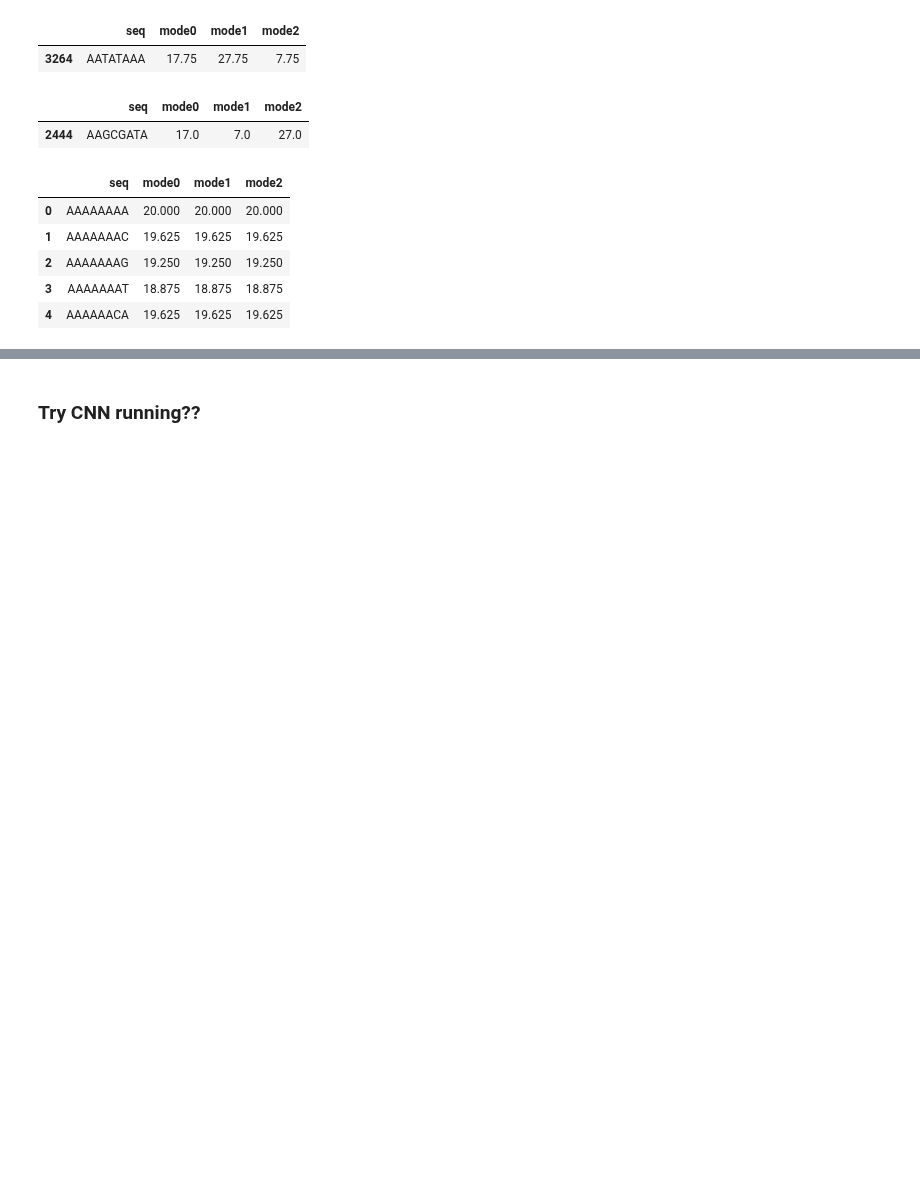
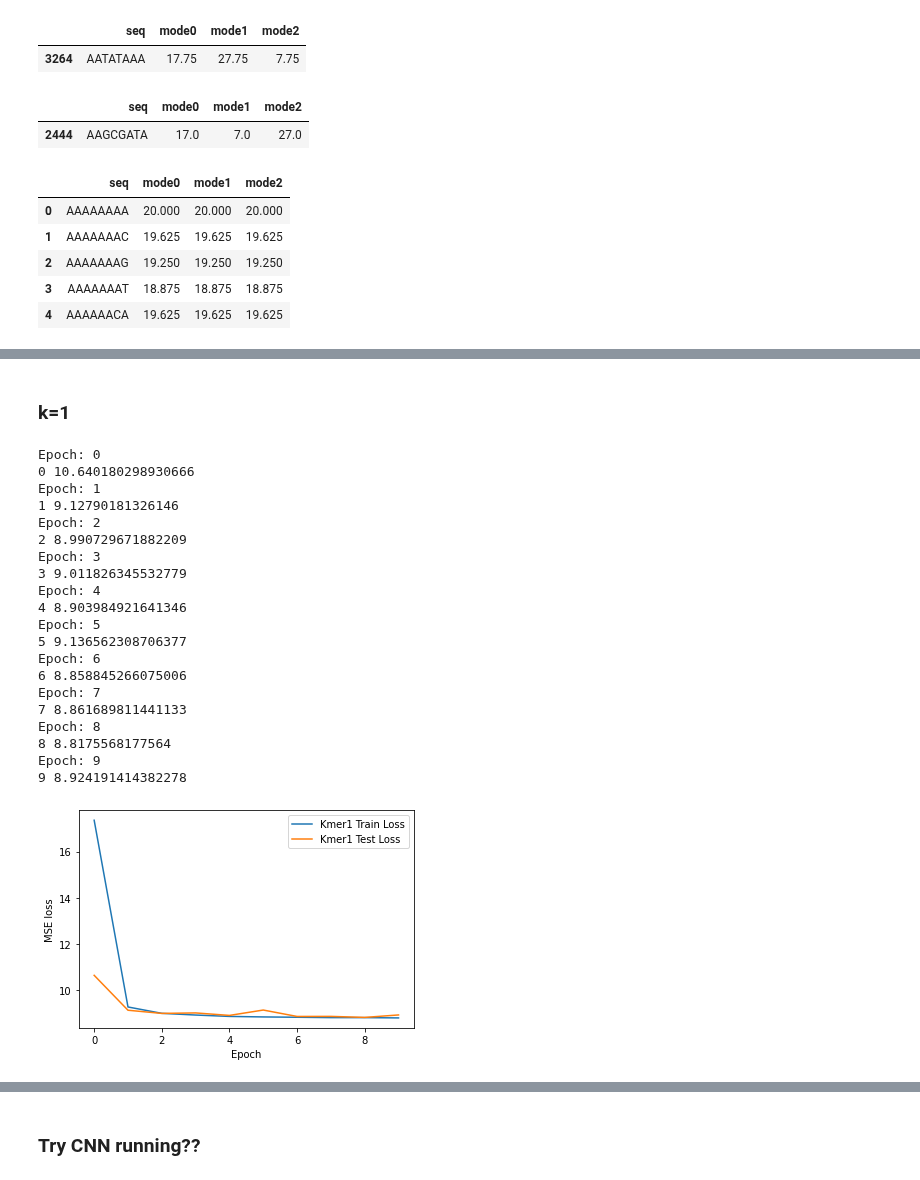
Before and after one commit to erinhwilson/deep-5g-sandbox, a Jupyter notebook: full_synthetic_data_analysis_multitask.ipynb, the cells around one changed output, grey strips where cells are left out. Saved outputs shown, nothing was run; the diff lists cells and outputs as text; code cells hidden in the pictures; blank space fills up the shorter version.

```diff
--- a/full_synthetic_data_analysis_multitask.ipynb
+++ b/full_synthetic_data_analysis_multitask.ipynb
@@ -289,0 +524,39 @@ def fit(epochs, model, loss_func, opt, train_dl, test_dl):
+# %% [markdown]
+### k=1
+# %%
+train_dl,test_dl = dls['multi_kmer_1']
+
+num_kmers = len(train_dl.dataset.kmers)
+
+kmer1_lin_model = Kmer_Linear_Multi(num_kmers, h1,h2)
+
+loss_func = torch.nn.MSELoss()
+optimizer = torch.optim.SGD(kmer1_lin_model.parameters(), lr=0.001)
+
+epochs = 10
+train_losses, val_losses = fit(epochs, kmer1_lin_model, loss_func, optimizer, train_dl, test_dl)
+
+kmer1_lin_data_label = list(zip([train_losses,val_losses], ['Kmer1 Train Loss','Kmer1 Test Loss']))
+u.quick_loss_plot(kmer1_lin_data_label)
+# %% [output]
+Epoch: 0
+0 10.640180298930666
+Epoch: 1
+1 9.12790181326146
+Epoch: 2
+2 8.990729671882209
+Epoch: 3
+3 9.011826345532779
+Epoch: 4
+4 8.903984921641346
+Epoch: 5
+5 9.136562308706377
+Epoch: 6
+6 8.858845266075006
+Epoch: 7
+7 8.861689811441133
+Epoch: 8
+8 8.8175568177564
+Epoch: 9
+9 8.924191414382278
+[figure, added]
```
Also changed, not shown: parts of 40 cells of this notebook.
